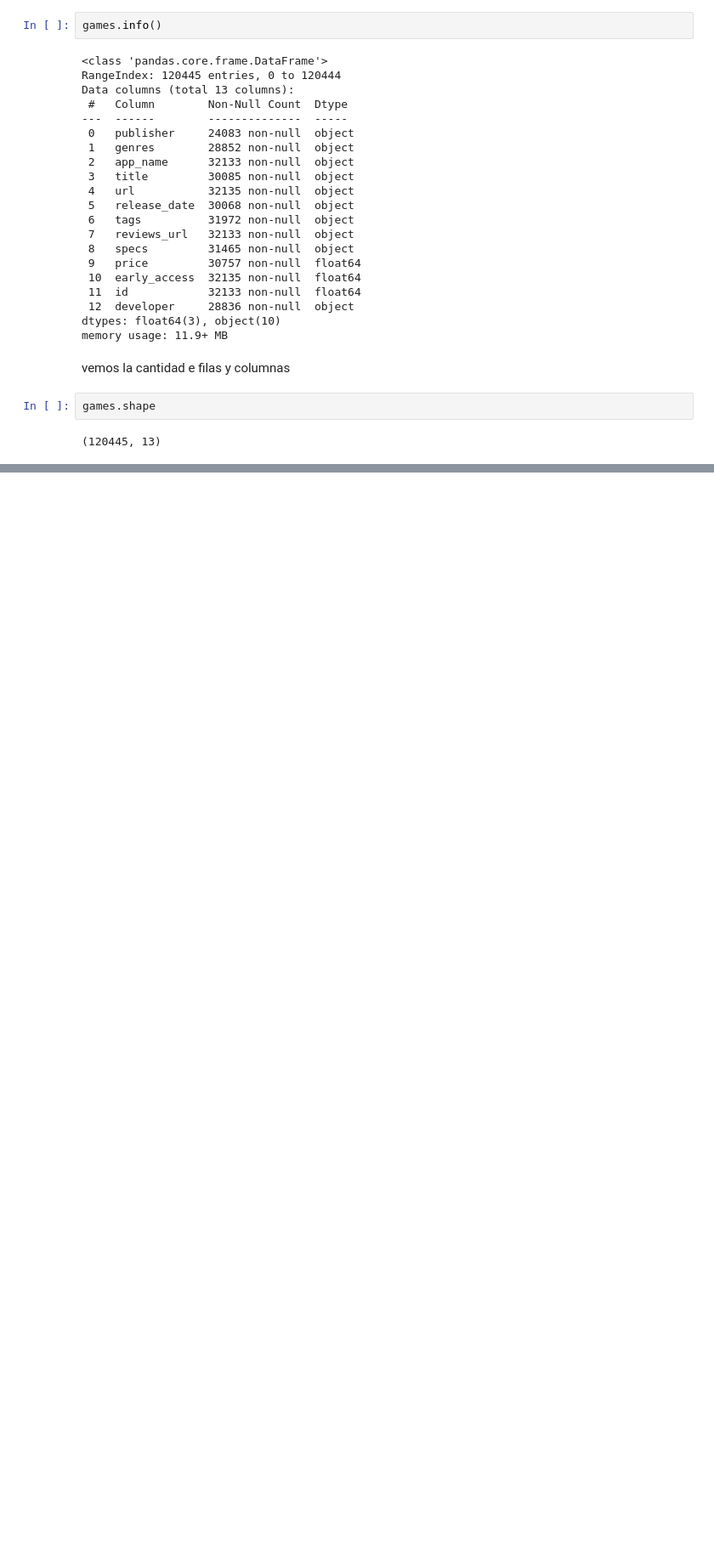
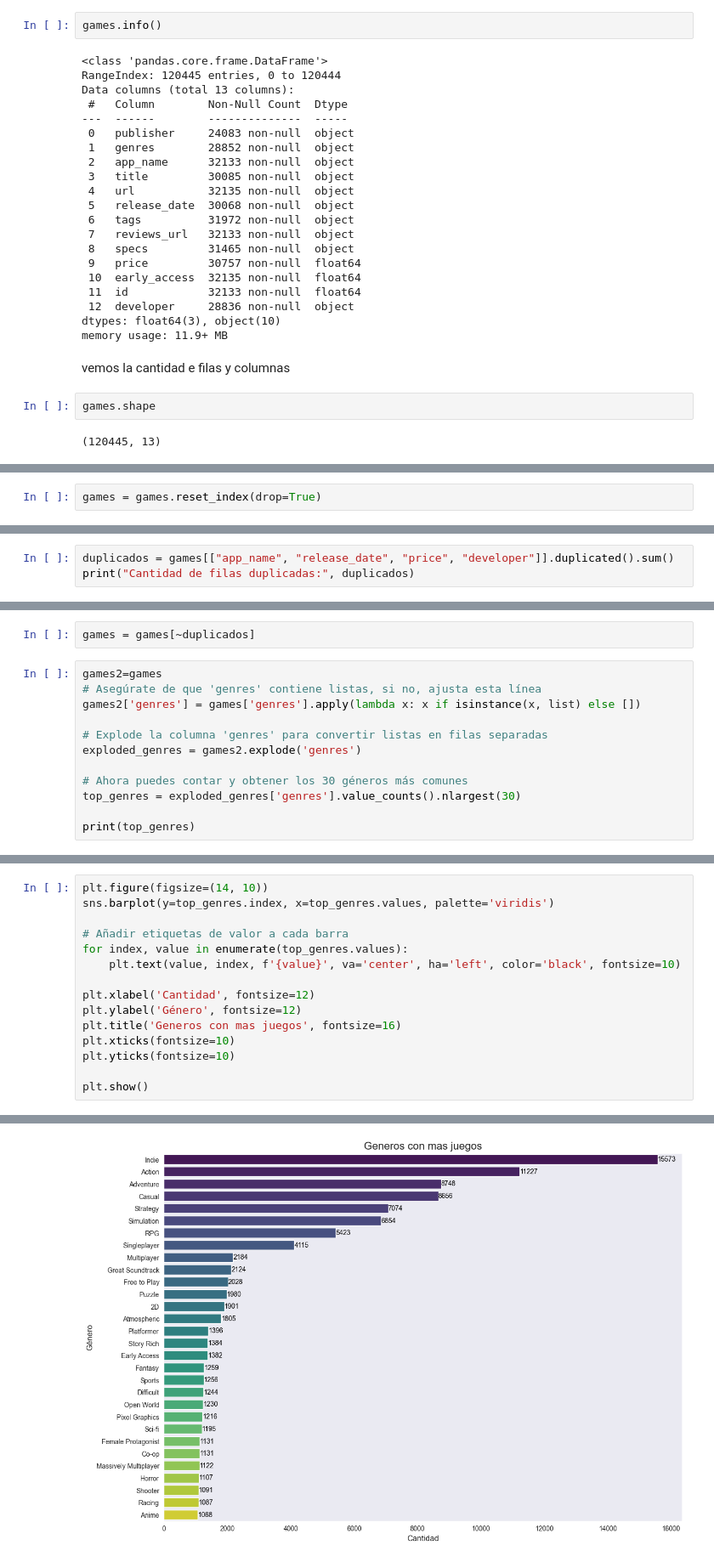
Before and after one commit to bkmay1417/Machine-Learning-Operations-MLOps-, a Jupyter notebook: EDA.ipynb, the cells around one changed output, grey strips where cells are left out. Shown: that part at 85% size. Saved outputs shown, nothing was run; the diff lists cells and outputs as text; blank space fills up the shorter version.

```diff
--- a/EDA.ipynb
+++ b/EDA.ipynb
@@ -212,0 +411,2 @@ print(games.isnull().sum())
+# %%
+games = games.reset_index(drop=True)
@@ -212,0 +422,3 @@ print(games.isnull().sum())
+# %%
+duplicados = games[["app_name", "release_date", "price", "developer"]].duplicated().sum()
+print("Cantidad de filas duplicadas:", duplicados)
@@ -212,0 +429,14 @@ print(games.isnull().sum())
+# %%
+games = games[~duplicados]
+# %%
+games2=games
+# Asegúrate de que 'genres' contiene listas, si no, ajusta esta línea
+games2['genres'] = games['genres'].apply(lambda x: x if isinstance(x, list) else [])
+
+# Explode la columna 'genres' para convertir listas en filas separadas
+exploded_genres = games2.explode('genres')
+
+# Ahora puedes contar y obtener los 30 géneros más comunes
+top_genres = exploded_genres['genres'].value_counts().nlargest(30)
+
+print(top_genres)
@@ -212,0 +461,16 @@ print(games.isnull().sum())
+# %%
+plt.figure(figsize=(14, 10))
+sns.barplot(y=top_genres.index, x=top_genres.values, palette='viridis')
+
+# Añadir etiquetas de valor a cada barra
+for index, value in enumerate(top_genres.values):
+    plt.text(value, index, f'{value}', va='center', ha='left', color='black', fontsize=10)
+
+plt.xlabel('Cantidad', fontsize=12)
+plt.ylabel('Género', fontsize=12)
+plt.title('Generos con mas juegos', fontsize=16)
+plt.xticks(fontsize=10)
+plt.yticks(fontsize=10)
+
+plt.show()
+# %% [output]
@@ -212,0 +480 @@ print(games.isnull().sum())
+[figure, added]
```
Also changed, not shown: parts of 57 cells of this notebook, 4 other files.
